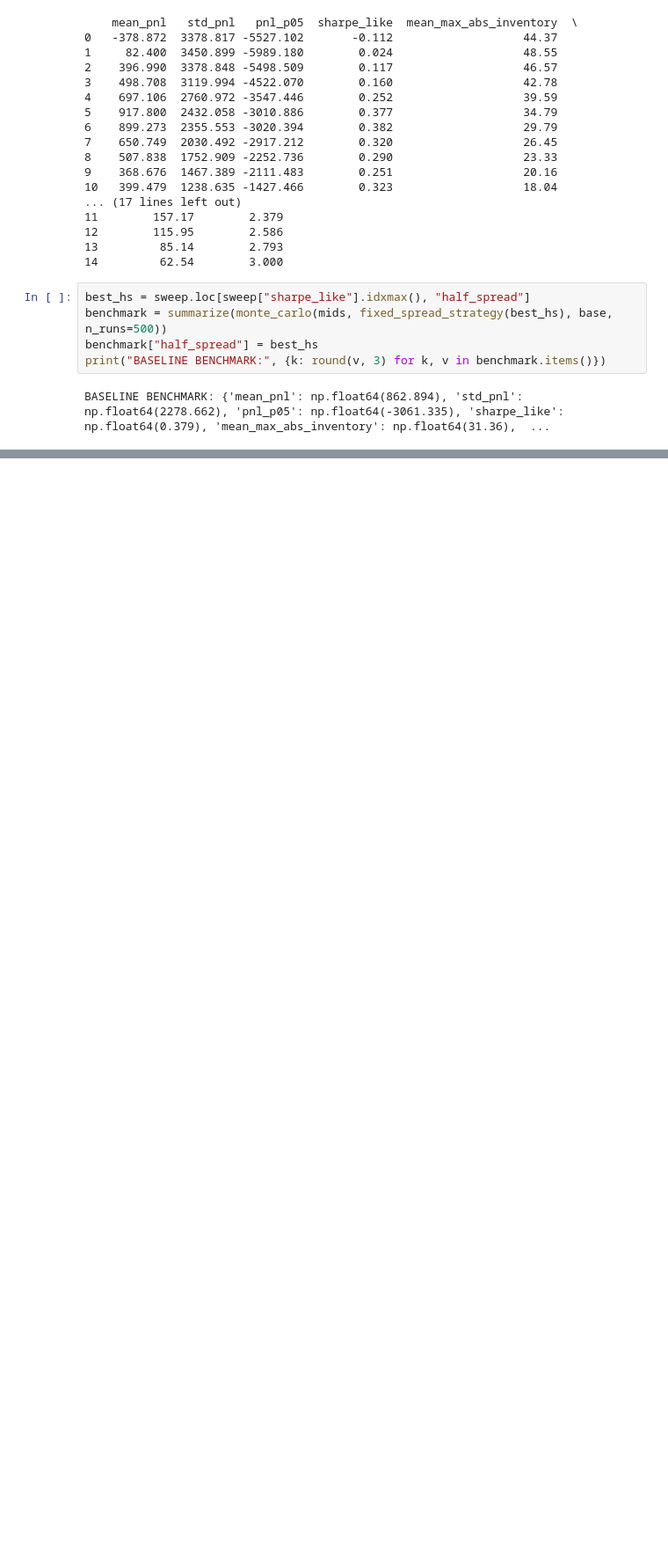
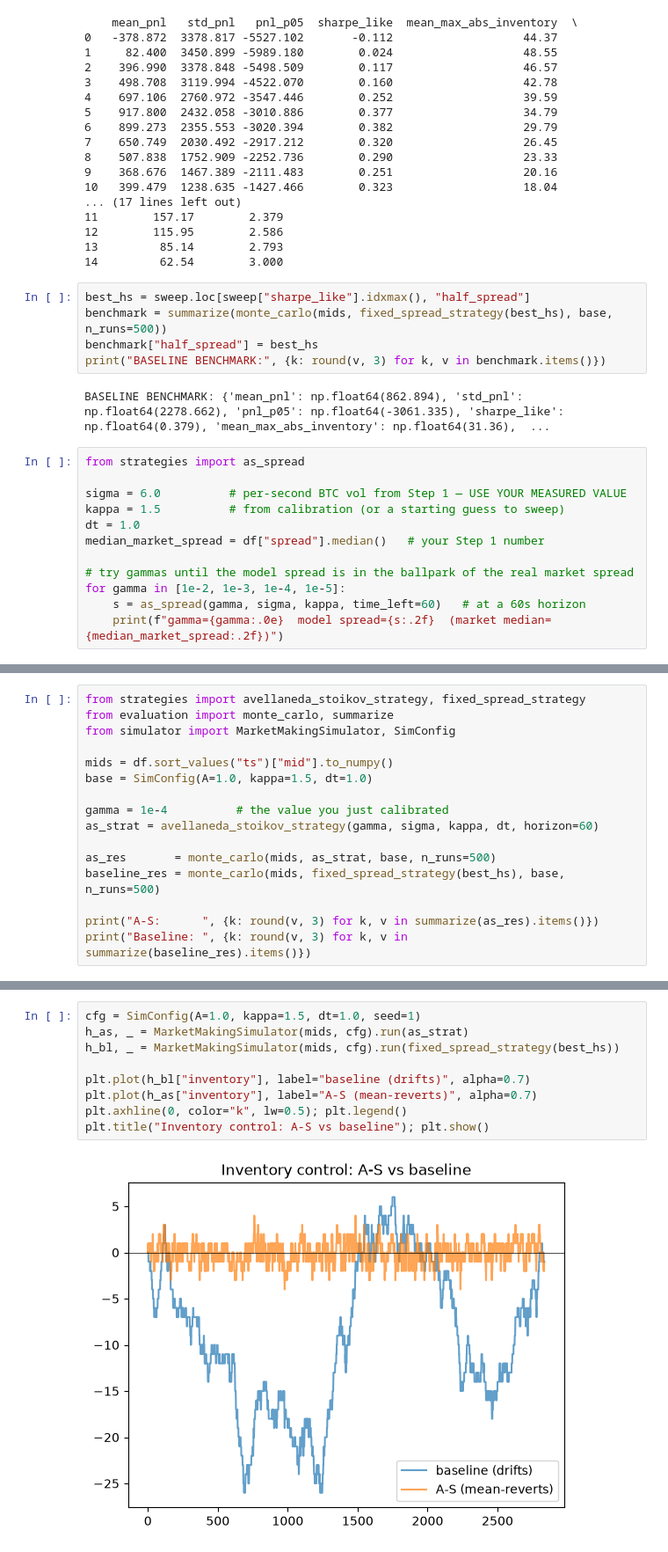
Before and after one commit to Caesar1222/optimal-market-making, a Jupyter notebook: python/analysis.ipynb, the cells around one changed output, grey strips where cells are left out. Shown at 88% size. Saved outputs shown, nothing was run; the diff lists cells and outputs as text; blank space fills up the shorter version.

Commit message:
Strep 4 - Strategy Implementation

```diff
--- a/python/analysis.ipynb
+++ b/python/analysis.ipynb
@@ -157,3 +157,15 @@ benchmark["half_spread"] = best_hs
 print("BASELINE BENCHMARK:", {k: round(v, 3) for k, v in benchmark.items()})
 # %% [output]
 BASELINE BENCHMARK: {'mean_pnl': np.float64(862.894), 'std_pnl': np.float64(2278.662), 'pnl_p05': np.float64(-3061.335), 'sharpe_like': np.float64(0.379), 'mean_max_abs_inventory': np.float64(31.36),  ...
+# %%
+from strategies import as_spread
+
+sigma = 6.0          # per-second BTC vol from Step 1 — USE YOUR MEASURED VALUE
+kappa = 1.5          # from calibration (or a starting guess to sweep)
+dt = 1.0
+median_market_spread = df["spread"].median()   # your Step 1 number
+
+# try gammas until the model spread is in the ballpark of the real market spread
+for gamma in [1e-2, 1e-3, 1e-4, 1e-5]:
+    s = as_spread(gamma, sigma, kappa, time_left=60)   # at a 60s horizon
+    print(f"gamma={gamma:.0e}  model spread={s:.2f}  (market median={median_market_spread:.2f})")
@@ -159,0 +177,16 @@ BASELINE BENCHMARK: {'mean_pnl': np.float64(862.894), 'std_pnl': np.float64(2278
+# %%
+from strategies import avellaneda_stoikov_strategy, fixed_spread_strategy
+from evaluation import monte_carlo, summarize
+from simulator import MarketMakingSimulator, SimConfig
+
+mids = df.sort_values("ts")["mid"].to_numpy()
+base = SimConfig(A=1.0, kappa=1.5, dt=1.0)
+
+gamma = 1e-4          # the value you just calibrated
+as_strat = avellaneda_stoikov_strategy(gamma, sigma, kappa, dt, horizon=60)
+
+as_res       = monte_carlo(mids, as_strat, base, n_runs=500)
+baseline_res = monte_carlo(mids, fixed_spread_strategy(best_hs), base, n_runs=500)
+
+print("A-S:      ", {k: round(v, 3) for k, v in summarize(as_res).items()})
+print("Baseline: ", {k: round(v, 3) for k, v in summarize(baseline_res).items()})
@@ -159,0 +196,11 @@ BASELINE BENCHMARK: {'mean_pnl': np.float64(862.894), 'std_pnl': np.float64(2278
+# %%
+cfg = SimConfig(A=1.0, kappa=1.5, dt=1.0, seed=1)
+h_as, _ = MarketMakingSimulator(mids, cfg).run(as_strat)
+h_bl, _ = MarketMakingSimulator(mids, cfg).run(fixed_spread_strategy(best_hs))
+
+plt.plot(h_bl["inventory"], label="baseline (drifts)", alpha=0.7)
+plt.plot(h_as["inventory"], label="A-S (mean-reverts)", alpha=0.7)
+plt.axhline(0, color="k", lw=0.5); plt.legend()
+plt.title("Inventory control: A-S vs baseline"); plt.show()
+# %% [output]
+[figure, added]
```
Also changed, not shown: parts of 3 cells of this notebook, 1 other file.
